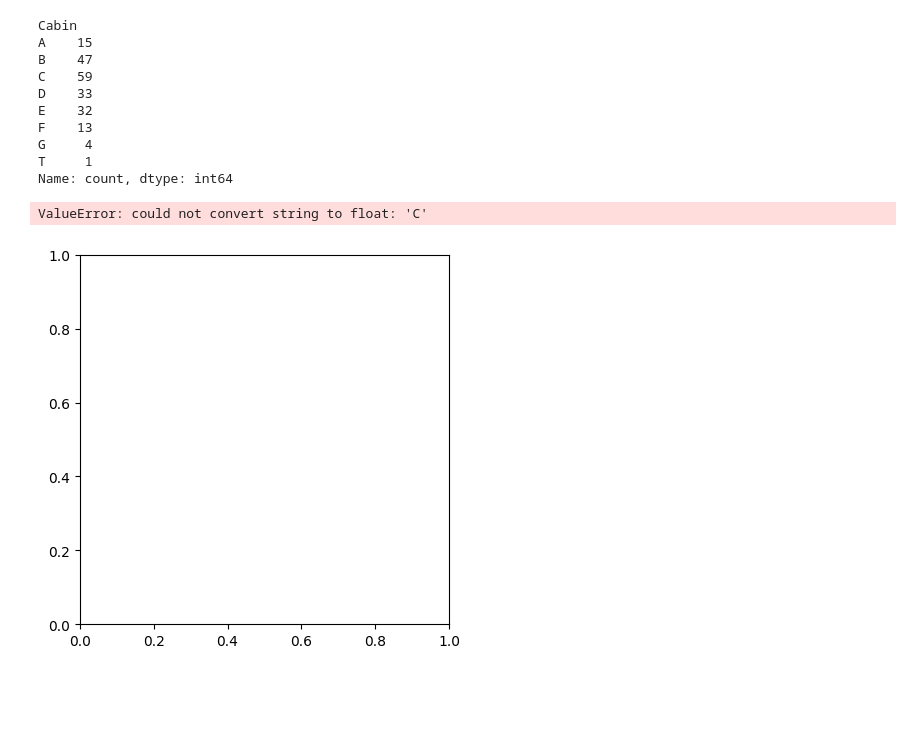
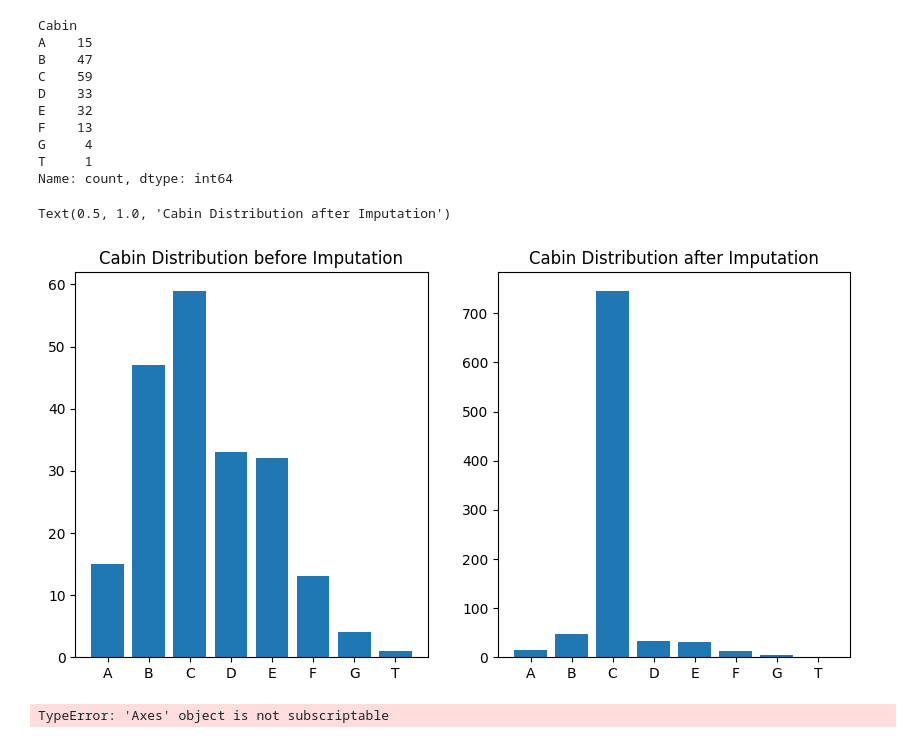
Before and after one commit to pkdc/titanic-survival-prediction, a Jupyter notebook: notebook/titanic.ipynb, the cells around one changed output. Saved outputs shown, nothing was run; the diff lists cells and outputs as text; code cells hidden in the pictures; blank space fills up the shorter version.

Commit message:
Cabin Distribution before/after Imputation

```diff
--- a/notebook/titanic.ipynb
+++ b/notebook/titanic.ipynb
@@ -238,15 +238,25 @@ Name: count, dtype: int64
 cabin_mode = train_data['Cabin'].mode()[0]
 train_data['Cabin_impute'] = train_data['Cabin'].fillna(cabin_mode)
 train_data['Cabin_impute'].value_counts().sort_index()
-cabin_count = train_data['Cabin_impute'].value_counts()
-
-plt.pie(cabin_count.index, cabin_count)
-# %% [output]
-ValueError: could not convert string to float: 'C'
-[figure, removed]
+# %%
+fig, ax = plt.subplots(1,2, figsize=(10,5))
+
+cabin_count = train_data['Cabin'].value_counts().sort_index()
+ax[0].bar(cabin_count.index, cabin_count.values)
+ax[0].set_title('Cabin Distribution before Imputation')
+
+
+cabin_inputed_count = train_data['Cabin_impute'].value_counts().sort_index()
+ax[1].bar(cabin_inputed_count.index, cabin_inputed_count.values)
+ax[1].set_title('Cabin Distribution after Imputation')
+# %% [output]
+Text(0.5, 1.0, 'Cabin Distribution after Imputation')
+[figure, added]
 # %%
 embark_count = train_data['Embarked'].value_counts()
 
 ax[1][0].pie(embark_count, labels=['S', 'C', 'Q'], autopct='%1.1f%%', shadow=True)
 ax[1][0].set_title('Embarked Distribution')
 plt.tight_layout()
+# %% [output]
+TypeError: 'Axes' object is not subscriptable
```
